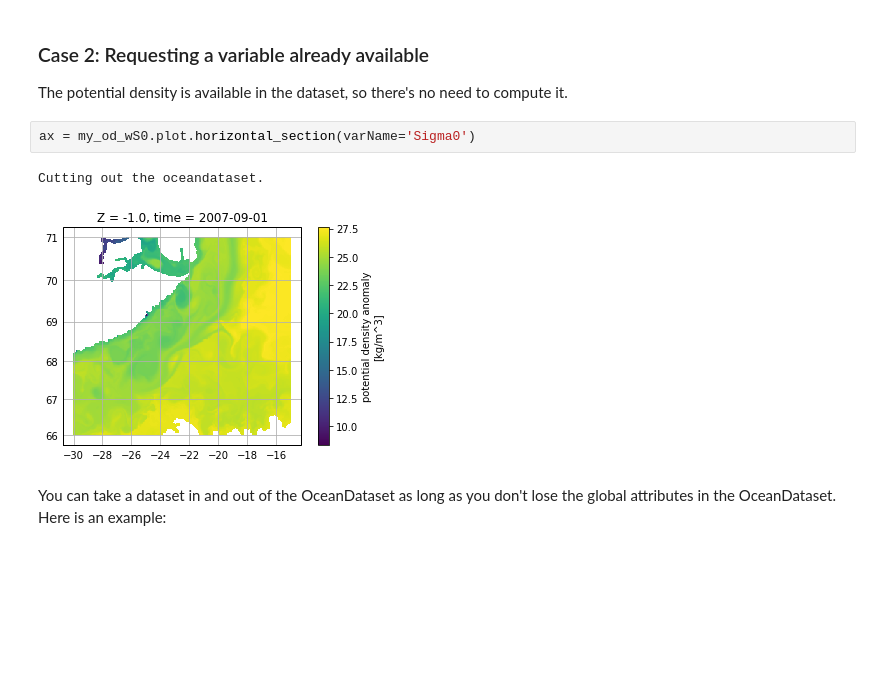
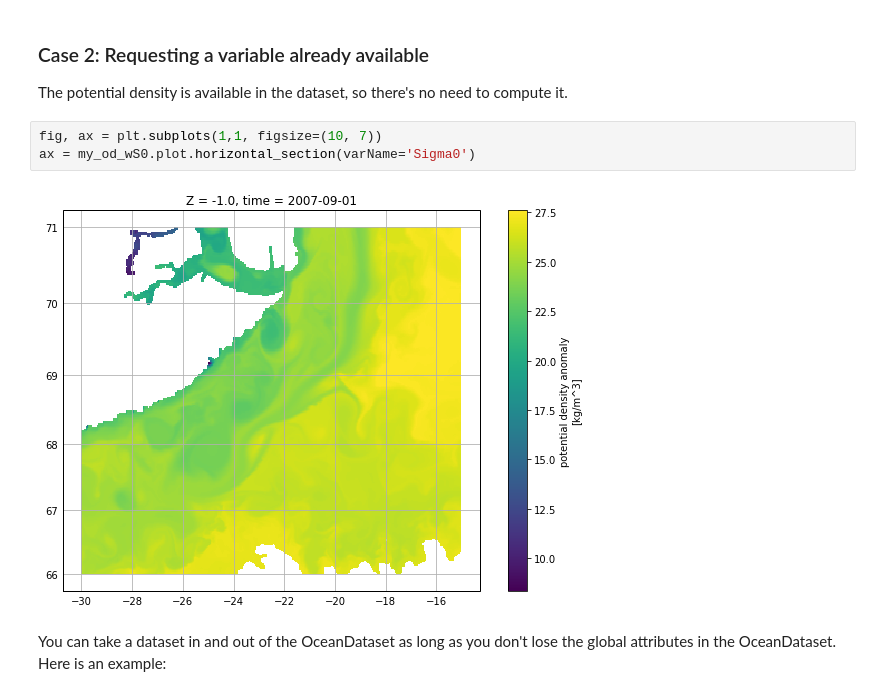
Before and after one commit to hainegroup/oceanspy, a Jupyter notebook: docs/Tutorial_OceanDataset.ipynb, the cells around one changed output. Cells and saved outputs as stored; diff of their text form; blank space fills up the shorter version.

```diff
--- a/docs/Tutorial_OceanDataset.ipynb
+++ b/docs/Tutorial_OceanDataset.ipynb
@@ -168,10 +173,10 @@ Coordinates:
 ### Case 2: Requesting a variable already available
 The potential density is available in the dataset, so there's no need to compute it.
 # %%
+fig, ax = plt.subplots(1,1, figsize=(10, 7))
 ax = my_od_wS0.plot.horizontal_section(varName='Sigma0')
 # %% [output]
-Cutting out the oceandataset.
-[figure, old version]
+[figure, new version]
 # %% [markdown]
 You can take a dataset in and out of the OceanDataset as long as you don't lose the global attributes in the OceanDataset. Here is an example:
 # %%
```
Also changed, not shown: parts of 9 cells of this notebook, 6 other files.
